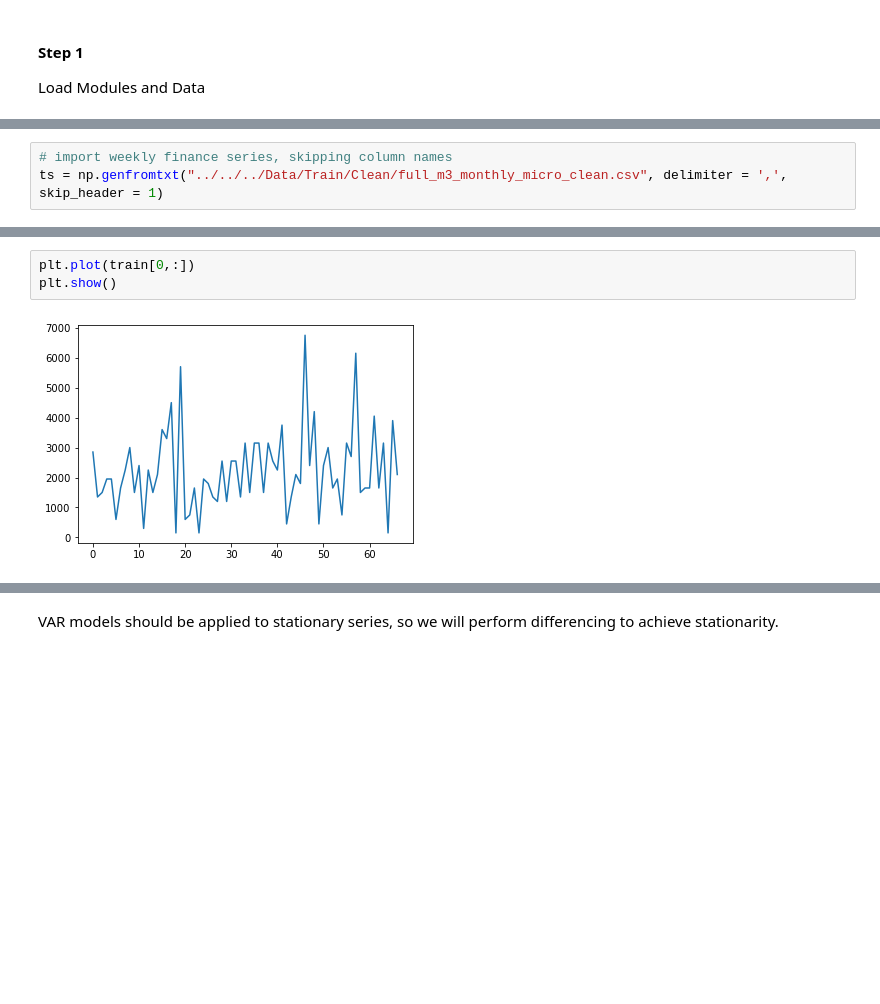
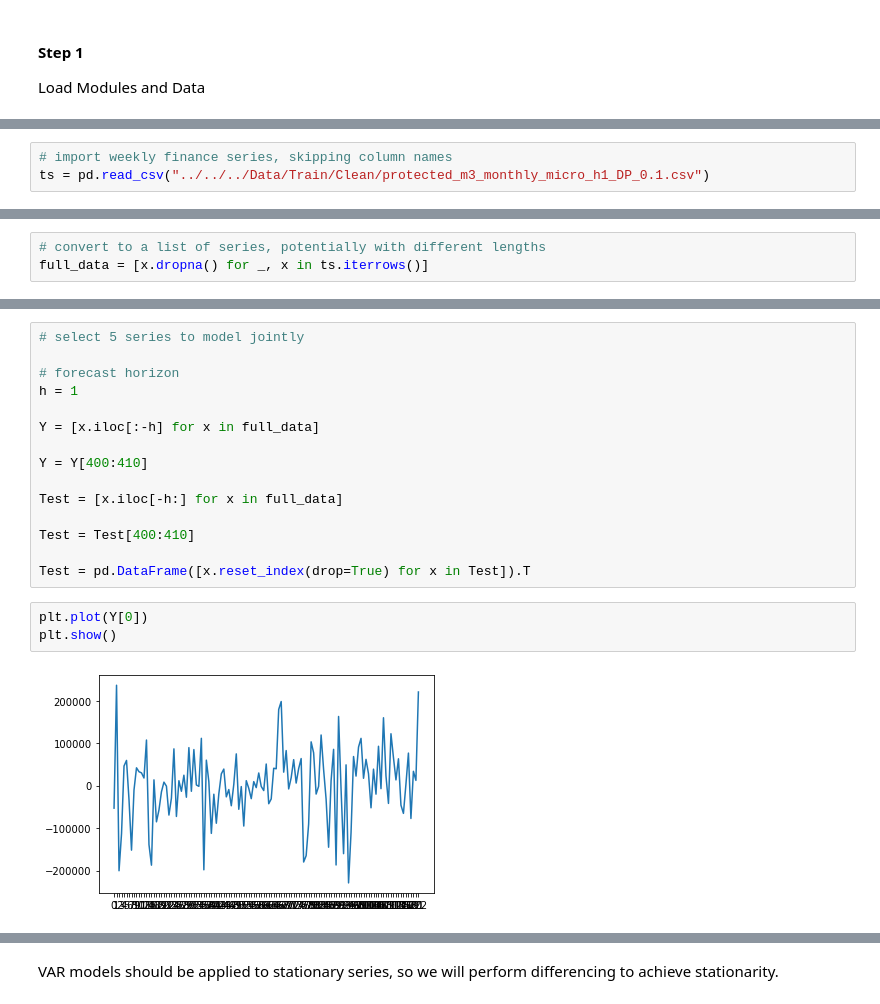
Before and after one commit to cdbale/Privacy-and-Forecasting-Empirical, a Jupyter notebook: Code/Exploratory/Forecasting Models/VAR.ipynb, the cells around one changed output, grey strips where cells are left out. Saved outputs shown, nothing was run; the diff lists cells and outputs as text; blank space fills up the shorter version.

```diff
--- a/Code/Exploratory/Forecasting Models/VAR.ipynb
+++ b/Code/Exploratory/Forecasting Models/VAR.ipynb
@@ -34,3 +44,3 @@ import matplotlib.pyplot as plt
 # %%
 # import weekly finance series, skipping column names
-ts = np.genfromtxt("../../../Data/Train/Clean/full_m3_monthly_micro_clean.csv", delimiter = ',', skip_header = 1)
+ts = pd.read_csv("../../../Data/Train/Clean/protected_m3_monthly_micro_h1_DP_0.1.csv")
@@ -44,0 +47,3 @@ num_series, num_periods = train.shape
+# %%
+# convert to a list of series, potentially with different lengths
+full_data = [x.dropna() for _, x in ts.iterrows()]
@@ -45,6 +135,21 @@ num_series, num_periods = train.shape
+# %%
+# select 5 series to model jointly
+
+# forecast horizon
+h = 1
+
+Y = [x.iloc[:-h] for x in full_data]
+
+Y = Y[400:410]
+
+Test = [x.iloc[-h:] for x in full_data]
+
+Test = Test[400:410]
+
+Test = pd.DataFrame([x.reset_index(drop=True) for x in Test]).T
 # %%
-plt.plot(train[0,:])
+plt.plot(Y[0])
 plt.show()
 # %% [output]
-[figure, old version]
+[figure, new version]
 # %%
```
Also changed, not shown: parts of 46 cells of this notebook, 31 other files.
